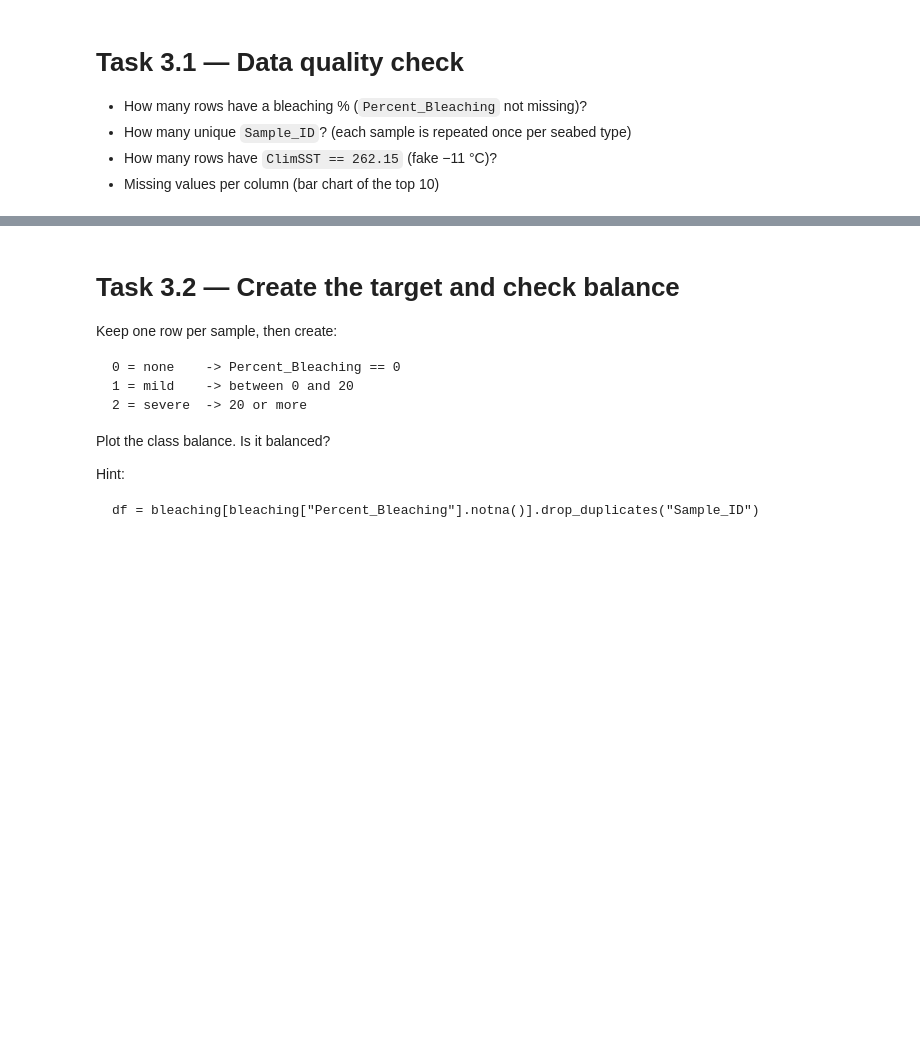
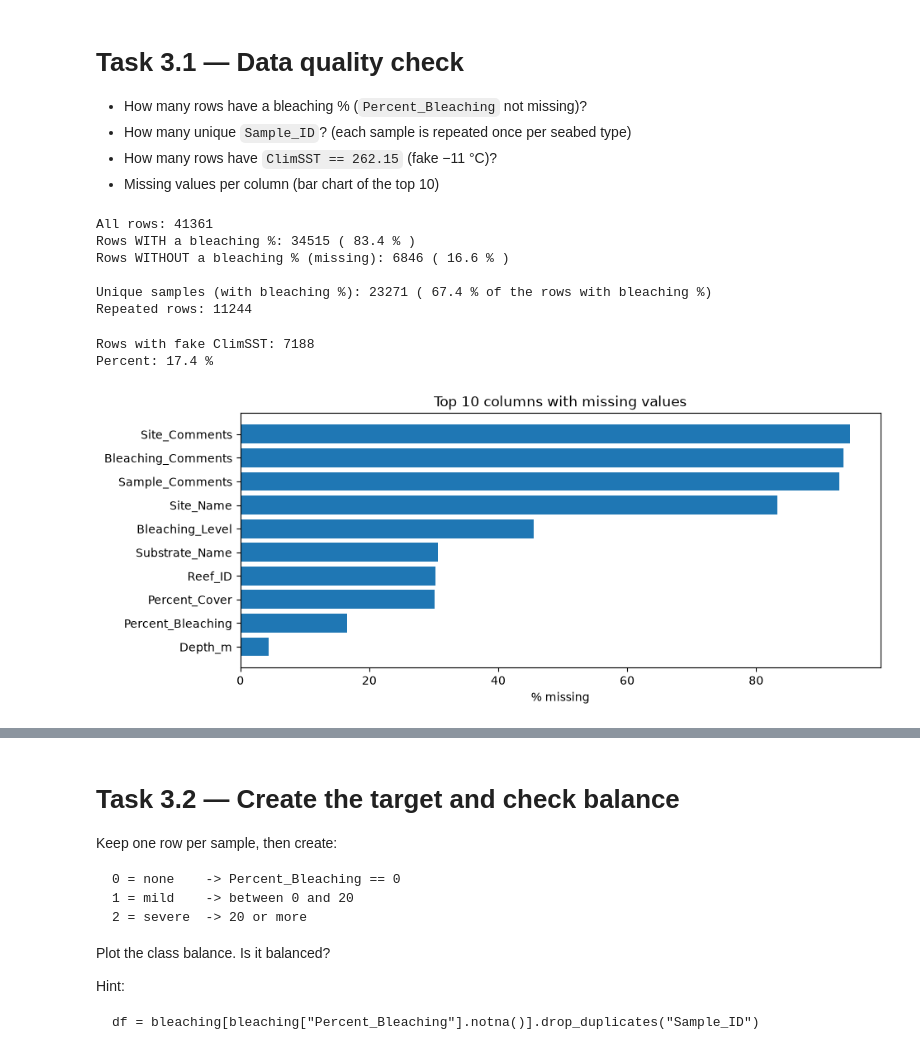
Before and after one commit to xkh11/kanz-ml-project-tuwaiq-academy, a Jupyter notebook: notebooks/Kanz_EDA.ipynb, the cells around one changed output, grey strips where cells are left out. Drawn from its saved outputs; the diff is of its cells as text; code cells hidden in the pictures; blank space fills up the shorter version.

Commit message:
EDA tasks 3-4

```diff
--- a/notebooks/Kanz_EDA.ipynb
+++ b/notebooks/Kanz_EDA.ipynb
@@ -355,4 +355,47 @@ Answer:
 * How many rows have `ClimSST == 262.15` (fake −11 °C)?
 * Missing values per column (bar chart of the top 10)
 # %%
-#TO-DO
+#Task 3.1 — Data quality check
+
+#1- rows that have a bleaching %
+has_bleaching = bleaching["Percent_Bleaching"].notna()
+n_all = len(bleaching)
+n_bleach = has_bleaching.sum()
+
+print("All rows:", n_all)
+print("Rows WITH a bleaching %:", n_bleach, "(", round(n_bleach / n_all * 100, 1), "% )")
+print("Rows WITHOUT a bleaching % (missing):", n_all - n_bleach, "(", round((n_all - n_bleach) / n_all * 100, 1), "% )")
+
+#2- unique samples (each sample is repeated once per seabed type)
+n_unique = bleaching.loc[has_bleaching, "Sample_ID"].nunique()
+print("\nUnique samples (with bleaching %):", n_unique, "(", round(n_unique / n_bleach * 100, 1), "% of the rows with bleaching %)")
+print("Repeated rows:", n_bleach - n_unique)
+# %% [output]
+All rows: 41361
+Rows WITH a bleaching %: 34515 ( 83.4 % )
+Rows WITHOUT a bleaching % (missing): 6846 ( 16.6 % )
+
+Unique samples (with bleaching %): 23271 ( 67.4 % of the rows with bleaching %)
+Repeated rows: 11244
+# %%
+#3- fake temperature: ClimSST = 262.15 Kelvin = -11 °C (impossible for a reef)
+fake = bleaching["ClimSST"] == 262.15
+print("Rows with fake ClimSST:", fake.sum())
+print("Percent:", round(fake.mean() * 100, 1), "%")
+# %% [output]
+Rows with fake ClimSST: 7188
+Percent: 17.4 %
+# %%
+bleaching.loc[bleaching["ClimSST"] == 262.15, "ClimSST"] = np.nan
+# %%
+#4- missing values per column (top 10)
+missing = (bleaching.isna().mean() * 100).sort_values(ascending=False).head(10)
+
+plt.figure(figsize=(10, 4))
+plt.barh(missing.index, missing.values)
+plt.gca().invert_yaxis()   # biggest on top
+plt.title("Top 10 columns with missing values")
+plt.xlabel("% missing")
+plt.show()
+# %% [output]
+[figure, added]
```
Also changed, not shown: parts of 25 cells of this notebook.
